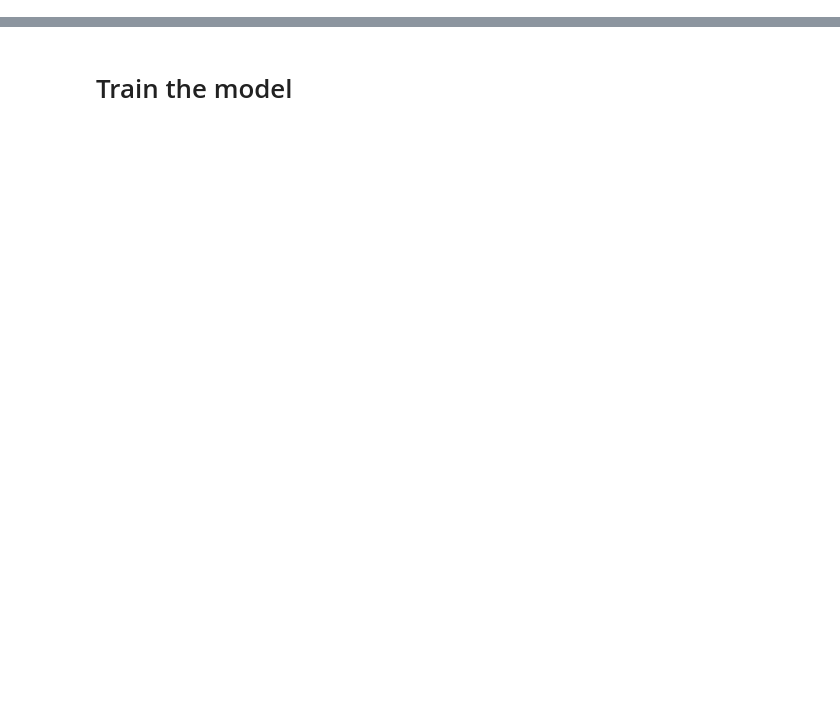
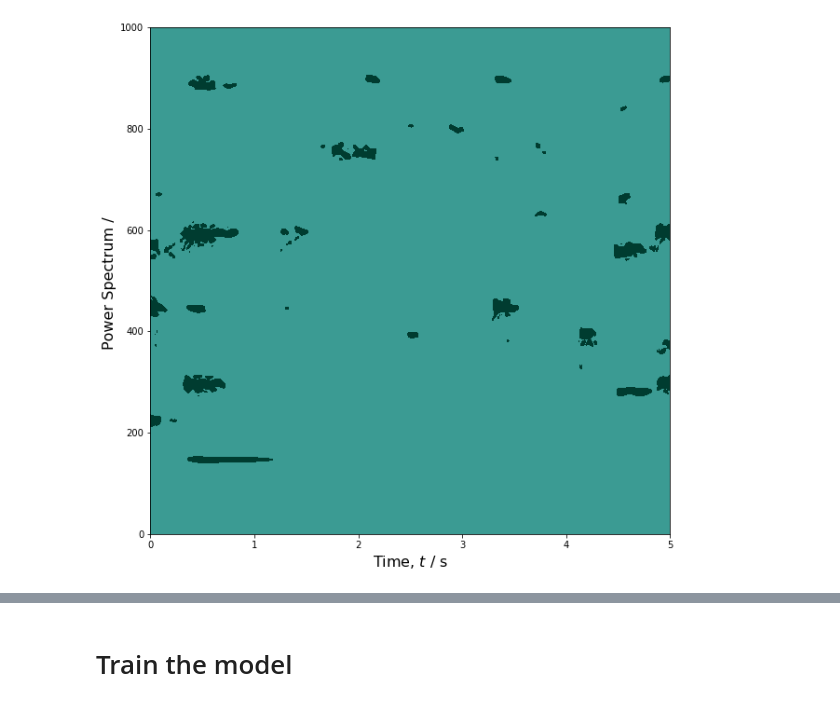
Before and after one commit to gszep/sound-detection, a Jupyter notebook: musicnet_functional.ipynb, the cells around one changed output, grey strips where cells are left out. Saved outputs shown, nothing was run; the diff lists cells and outputs as text; code cells hidden in the pictures; blank space fills up the shorter version.

```diff
--- a/musicnet_functional.ipynb
+++ b/musicnet_functional.ipynb
@@ -49,7 +60,7 @@ with musicnet.MusicNet() as data:
         plot(time[inst_mask], audio[inst_mask]/amax(audio),'.',alpha=0.01)
 
     xlabel(r'Time, $t$ / s',fontsize=16)
-    ylabel(r'Musical Score, $\bar{\mathrm{L}}(t)$',fontsize=16)
+    ylabel(r'Instrument, $\bar{\mathrm{y}}(t)$',fontsize=16)
     ylim(-1,1)
 
 Audio(audio,rate=44100)
@@ -69,0 +72,12 @@ s
+# %%
+collect()
+figure(figsize=(10,10))
+
+t,f,s = stft(audio,time,window=0.1)
+S = abs(s)
+
+contourf(t,f,S,cmap='BrBG',vmin=mean(S)-2*std(S),vmax=mean(S)+2*std(S))
+xlabel(r'Time, $t$ / s',fontsize=16)
+ylabel(r'Power Spectrum / ',fontsize=16);
+# %% [output]
+[figure, added]
```
Also changed, not shown: parts of 22 cells of this notebook, 8 other files.
